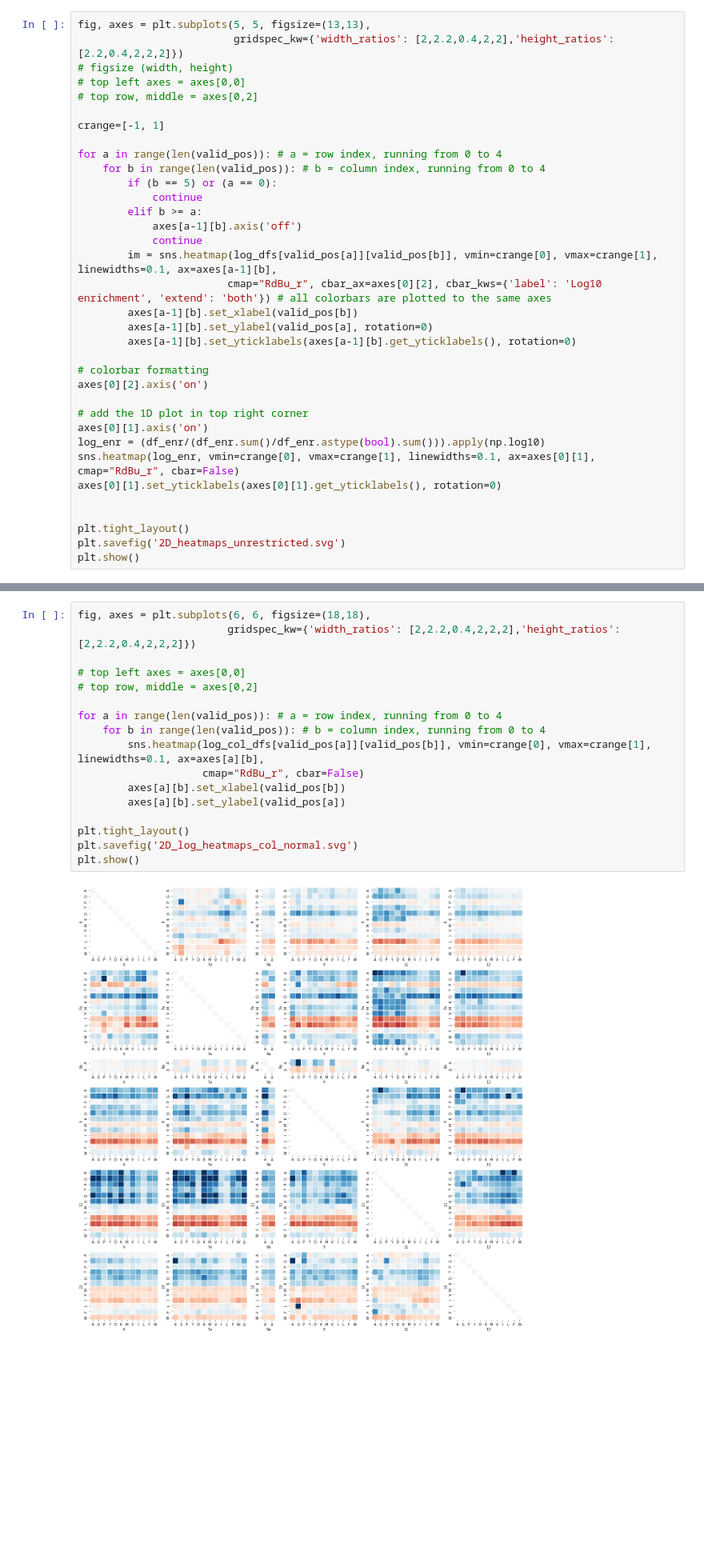
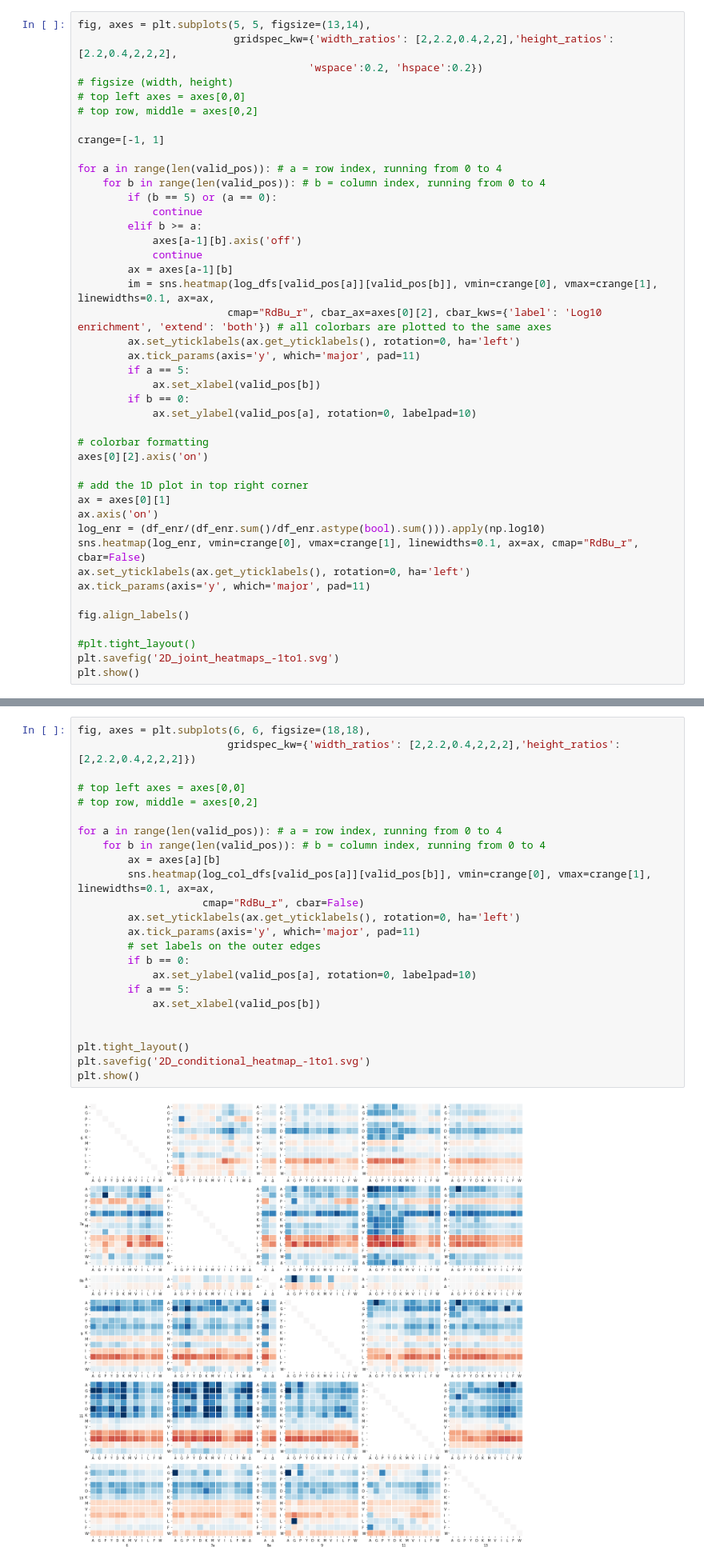
Before and after one commit to MayaPetek/InDelScanner, a Jupyter notebook: Results_Remkes/Heatmaps.ipynb, the cells around one changed output, grey strips where cells are left out. Shown: that part at 80% size. Drawn from its saved outputs; the diff is of its cells as text; blank space fills up the shorter version.

```diff
--- a/Results_Remkes/Heatmaps.ipynb
+++ b/Results_Remkes/Heatmaps.ipynb
@@ -231,8 +236,9 @@ for posA in valid_pos:
         joint_dfs[posA][posB] = cross_dfs[posA][posB]/total
         log_dfs[posA][posB] = (cross_dfs[posA][posB]/avg_cnt).apply(np.log10)
 # %%
-fig, axes = plt.subplots(5, 5, figsize=(13,13),
-                         gridspec_kw={'width_ratios': [2,2.2,0.4,2,2],'height_ratios': [2.2,0.4,2,2,2]})
+fig, axes = plt.subplots(5, 5, figsize=(13,14),
+                         gridspec_kw={'width_ratios': [2,2.2,0.4,2,2],'height_ratios': [2.2,0.4,2,2,2],
+                                     'wspace':0.2, 'hspace':0.2})
 # figsize (width, height)
 # top left axes = axes[0,0]
 # top row, middle = axes[0,2]
@@ -246,23 +252,30 @@ for a in range(len(valid_pos)): # a = row index, running from 0 to 4
         elif b >= a:
             axes[a-1][b].axis('off')
             continue
-        im = sns.heatmap(log_dfs[valid_pos[a]][valid_pos[b]], vmin=crange[0], vmax=crange[1], linewidths=0.1, ax=axes[a-1][b],
+        ax = axes[a-1][b]
+        im = sns.heatmap(log_dfs[valid_pos[a]][valid_pos[b]], vmin=crange[0], vmax=crange[1], linewidths=0.1, ax=ax,
                         cmap="RdBu_r", cbar_ax=axes[0][2], cbar_kws={'label': 'Log10 enrichment', 'extend': 'both'}) # all colorbars are plotted to the same axes
-        axes[a-1][b].set_xlabel(valid_pos[b])
-        axes[a-1][b].set_ylabel(valid_pos[a], rotation=0)
-        axes[a-1][b].set_yticklabels(axes[a-1][b].get_yticklabels(), rotation=0)
+        ax.set_yticklabels(ax.get_yticklabels(), rotation=0, ha='left')
+        ax.tick_params(axis='y', which='major', pad=11)
+        if a == 5:
+            ax.set_xlabel(valid_pos[b])
+        if b == 0:
+            ax.set_ylabel(valid_pos[a], rotation=0, labelpad=10)
 
 # colorbar formatting
 axes[0][2].axis('on')
 
 # add the 1D plot in top right corner
-axes[0][1].axis('on')
+ax = axes[0][1]
+ax.axis('on')
 log_enr = (df_enr/(df_enr.sum()/df_enr.astype(bool).sum())).apply(np.log10)
-sns.heatmap(log_enr, vmin=crange[0], vmax=crange[1], linewidths=0.1, ax=axes[0][1], cmap="RdBu_r", cbar=False)
-axes[0][1].set_yticklabels(axes[0][1].get_yticklabels(), rotation=0)
+sns.heatmap(log_enr, vmin=crange[0], vmax=crange[1], linewidths=0.1, ax=ax, cmap="RdBu_r", cbar=False)
+ax.set_yticklabels(ax.get_yticklabels(), rotation=0, ha='left')
+ax.tick_params(axis='y', which='major', pad=11)
 
+fig.align_labels()
 
-plt.tight_layout()
-plt.savefig('2D_heatmaps_unrestricted.svg')
+#plt.tight_layout()
+plt.savefig('2D_joint_heatmaps_-1to1.svg')
 plt.show()
 # %% [output]
@@ -279,22 +292,29 @@ for posA in valid_pos:
 # %%
 fig, axes = plt.subplots(6, 6, figsize=(18,18),
                         gridspec_kw={'width_ratios': [2,2.2,0.4,2,2,2],'height_ratios': [2,2.2,0.4,2,2,2]})
 
 # top left axes = axes[0,0]
 # top row, middle = axes[0,2]
 
 for a in range(len(valid_pos)): # a = row index, running from 0 to 4
     for b in range(len(valid_pos)): # b = column index, running from 0 to 4
-        sns.heatmap(log_col_dfs[valid_pos[a]][valid_pos[b]], vmin=crange[0], vmax=crange[1], linewidths=0.1, ax=axes[a][b],
+        ax = axes[a][b]
+        sns.heatmap(log_col_dfs[valid_pos[a]][valid_pos[b]], vmin=crange[0], vmax=crange[1], linewidths=0.1, ax=ax,
                     cmap="RdBu_r", cbar=False)
-        axes[a][b].set_xlabel(valid_pos[b])
-        axes[a][b].set_ylabel(valid_pos[a])
+        ax.set_yticklabels(ax.get_yticklabels(), rotation=0, ha='left')
+        ax.tick_params(axis='y', which='major', pad=11)
+        # set labels on the outer edges
+        if b == 0:
+            ax.set_ylabel(valid_pos[a], rotation=0, labelpad=10)
+        if a == 5:
+            ax.set_xlabel(valid_pos[b])
+
 
 plt.tight_layout()
-plt.savefig('2D_log_heatmaps_col_normal.svg')
+plt.savefig('2D_conditional_heatmap_-1to1.svg')
 plt.show()
 # %% [output]
-[figure, old version]
+[figure, new version]
 # %% [markdown]
 The conditional dependence of amino acid preference between six randomised positions.
 # %% [markdown]
```
Also changed, not shown: parts of 9 cells of this notebook, 1 other file.
